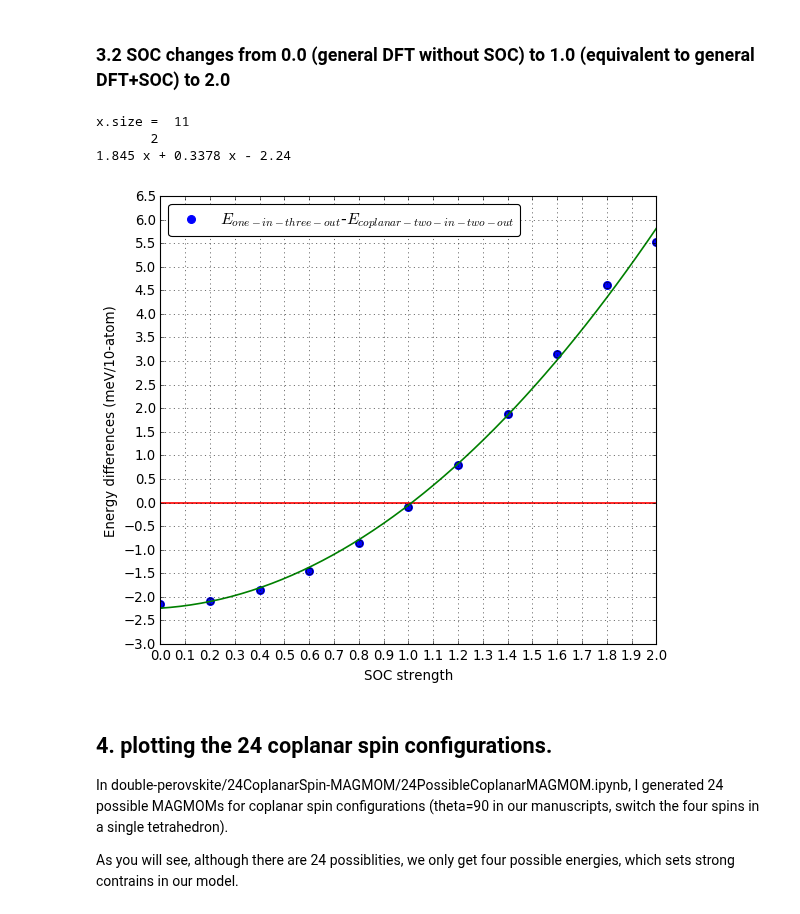
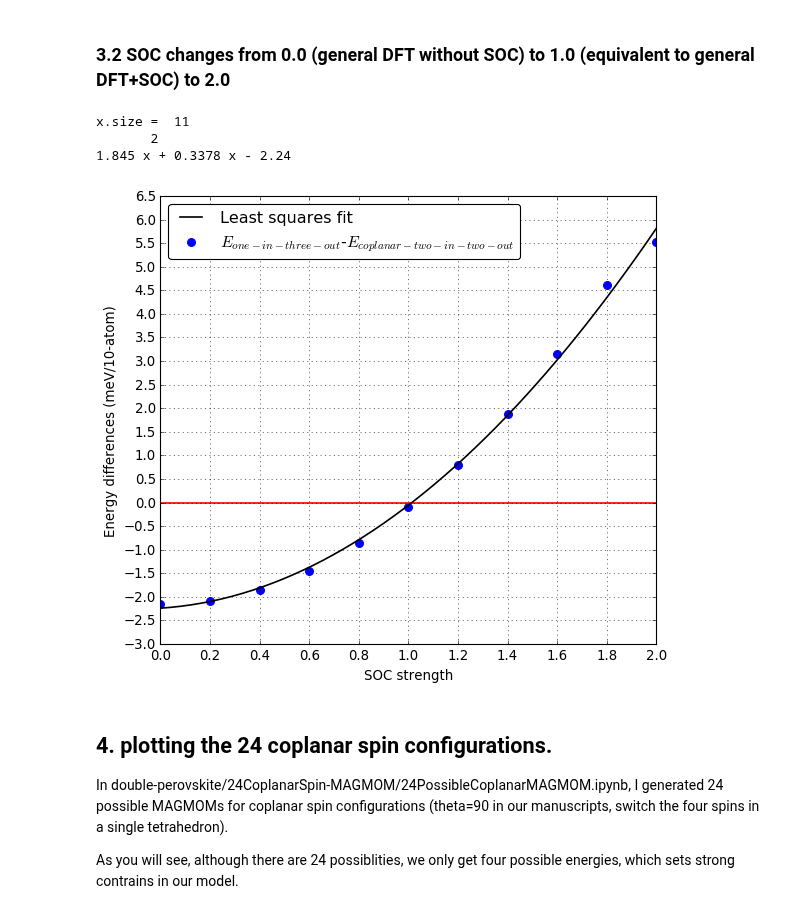
Before and after one commit to yw-fang/readingnotes, a Jupyter notebook: matsci/project2017/double-perovskite/DFT-plotting/BYOO_pressure_U_energies.ipynb, the cells around one changed output. Drawn from its saved outputs; the diff is of its cells as text; code cells hidden in the pictures.

```diff
--- a/matsci/project2017/double-perovskite/DFT-plotting/BYOO_pressure_U_energies.ipynb
+++ b/matsci/project2017/double-perovskite/DFT-plotting/BYOO_pressure_U_energies.ipynb
@@ -1419,36 +1443,38 @@ ax1_1.scatter(SOCVALUE, E5_2array, s=50, color='b', label='$E_{one-in-three-out}
 ax1_1.legend(loc="upper left")
 #plt.xticks(x, SpinConfLabel, rotation='270')
 plt.setp(ax1_1.get_xticklabels(), visible=True)
 ax1_1.set_xlabel('SOC strength')
 ax1_1.set_ylabel('Energy differences (meV/10-atom)')
 ax1_1.locator_params(nbins=20, axis='y')
-ax1_1.locator_params(nbins=20, axis='x')
+ax1_1.locator_params(nbins=16, axis='x')
 ax1_1.grid()
 ax1_1.axhline(y=0, color='r', linestyle='-')
 ax1_1.set_xlim([0,2.0]) #set x-axis limit
 
 ############
 ###this is the fitting part using Least squares polynomial fit.
 # calculate polynomial
 z = np.polyfit(SOCVALUE, E5_2array, 2)
 f = np.poly1d(z)
 print(f)
 # calculate new x's and y's
 x_new = np.linspace(SOCVALUE[0], SOCVALUE[-1], 50)
 y_new = f(x_new)
-ax1_1.plot(SOCVALUE,E5_2array,'o', x_new, y_new)
+#ax1_1.plot(SOCVALUE,E5_2array,'o', x_new, y_new, label='Fitted line')
+ax1_1.plot(x_new, y_new, label='Least squares fit', color='k')
+ax1_1.legend(loc="best")
 ############
 
 
 pp1 = PdfPages('SOC-modulation-energydiff0.0-2.0.pdf')
 pp1.savefig(fig1)
 
 pp1.close()
 # %% [output]
 x.size =  11
        2
 1.845 x + 0.3378 x - 2.24
-[figure, old version]
+[figure, new version]
 # %% [markdown]
 ## 4. plotting the 24 coplanar spin configurations.
 
```
Also changed, not shown: parts of 13 cells of this notebook.
